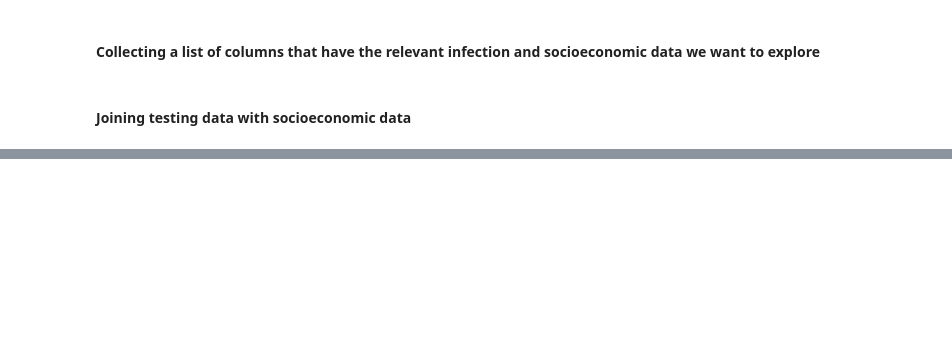
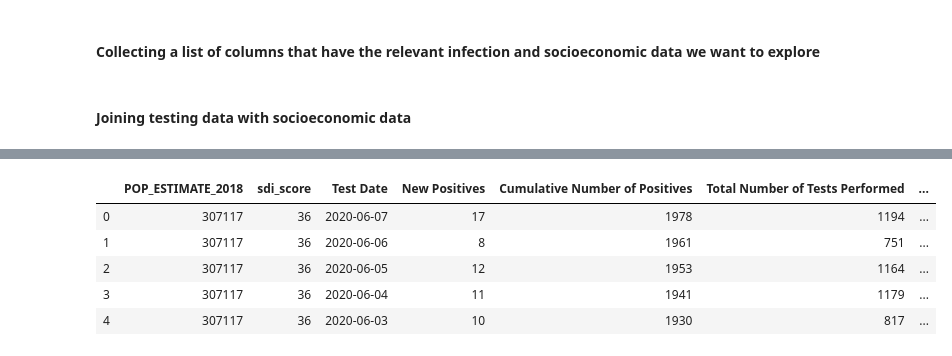
Before and after one commit to smruthiramesh/MIT_COVID-19_Datathon, a Jupyter notebook: data_creation.ipynb, the cells around one changed output, grey strips where cells are left out. Cells and saved outputs as stored; diff of their text form; code cells hidden in the pictures; blank space fills up the shorter version.

```diff
--- a/data_creation.ipynb
+++ b/data_creation.ipynb
@@ -81,0 +153,8 @@ joined_df = joined_df.rename(columns={'Density per square mile of land area - Po
+# %%
+# create SDI quartile variable
+df['sdi_quartile'] = pd.qcut(df['sdi_score'], q=4)
+
+# label the bins
+bin_labels_4 = ['Q1', 'Q2', 'Q3', 'Q4']
+df['sdi_quartile_label'] = pd.qcut(df['sdi_score'],
+                              q=[0, .25, .50, .75, 1],labels=bin_labels_4)
@@ -82 +172,10 @@ joined_df = joined_df.rename(columns={'Density per square mile of land area - Po
+# %%
+df.head()
+# %% [output]
+|  | POP_ESTIMATE_2018 | sdi_score | Test Date | New Positives | Cumulative Number of Positives | Total Number of Tests Performed | ... |
+| 0 | 307117 | 36 | 2020-06-07 | 17 | 1978 | 1194 | ... |
+| 1 | 307117 | 36 | 2020-06-06 | 8 | 1961 | 751 | ... |
+| 2 | 307117 | 36 | 2020-06-05 | 12 | 1953 | 1164 | ... |
+| 3 | 307117 | 36 | 2020-06-04 | 11 | 1941 | 1179 | ... |
+| 4 | 307117 | 36 | 2020-06-03 | 10 | 1930 | 817 | ... |
 # %%
```
Also changed, not shown: parts of 31 cells of this notebook, 1 other file.
